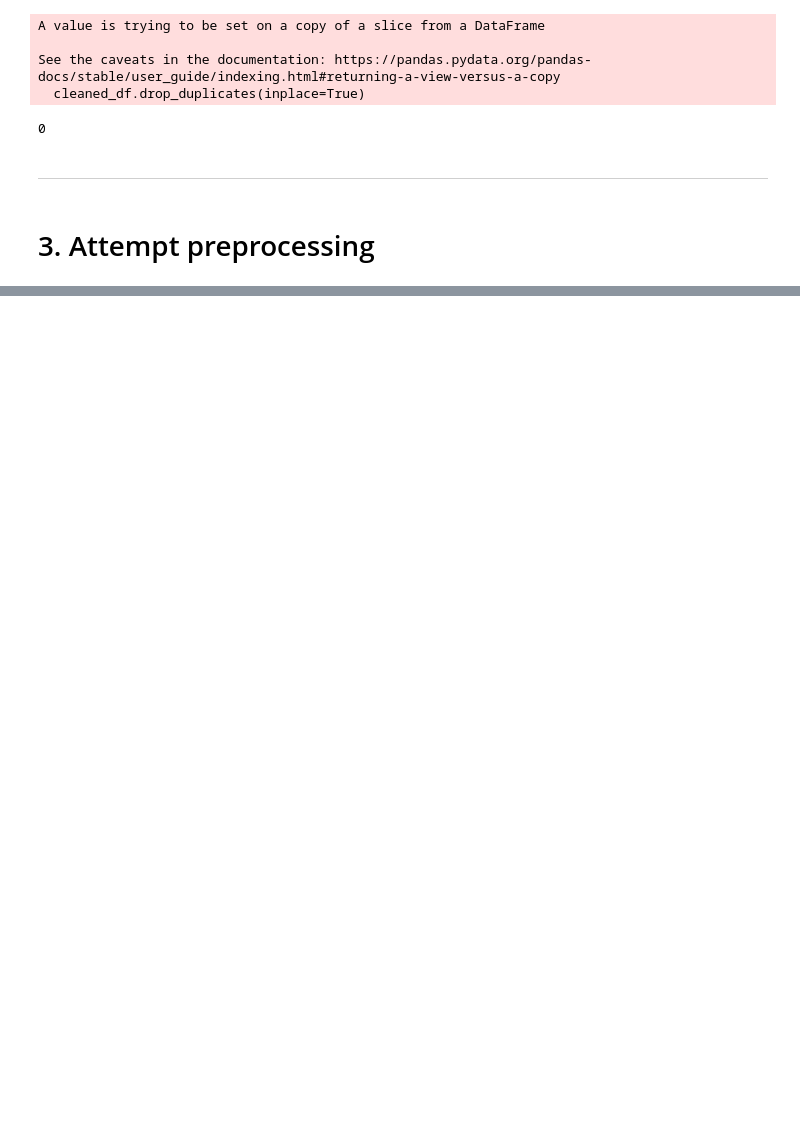
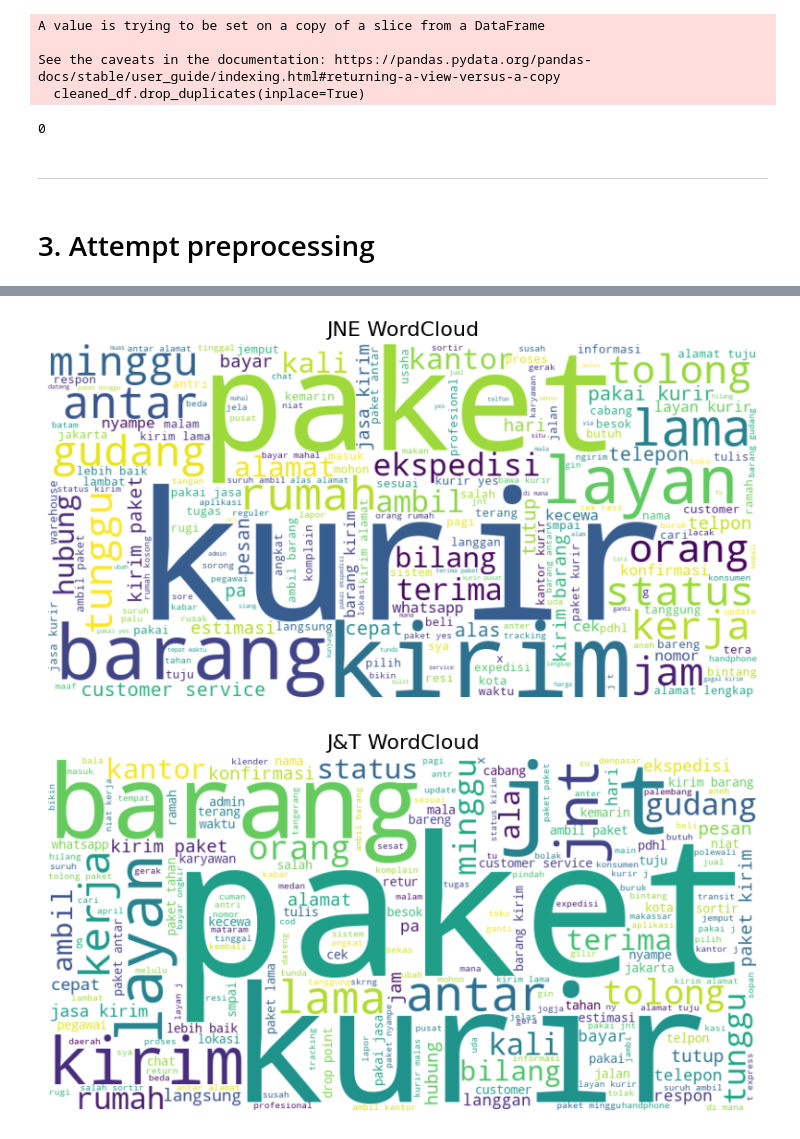
Before and after one commit to Radenaz/sandbox_textprepro, a Jupyter notebook: text_prepro_test.ipynb, the cells around one changed output, grey strips where cells are left out. Saved outputs shown, nothing was run; the diff lists cells and outputs as text; code cells hidden in the pictures; blank space fills up the shorter version.

```diff
--- a/text_prepro_test.ipynb
+++ b/text_prepro_test.ipynb
@@ -781,0 +831,5 @@ bersih_df.to_csv('prepro_cleaned_reviews.csv', index=False)
+# %%
+# Kalo mau per company, bagi tiga dulu: JNE, jnt, sicepat
+jne_df = jelek_eda_df[jelek_eda_df['company'].str.lower() == 'jne']
+jnt_df = jelek_eda_df[jelek_eda_df['company'].str.lower() == 'jnt']
+sicepat_df = jelek_eda_df[jelek_eda_df['company'].str.lower() == 'sicepat']
@@ -781,0 +897,8 @@ bersih_df.to_csv('prepro_cleaned_reviews.csv', index=False)
+# %%
+# Generate word clouds for each company
+generate_wordcloud(jne_df['processed_reviews'], 'JNE WordCloud')
+generate_wordcloud(jnt_df['processed_reviews'], 'J&T WordCloud')
+generate_wordcloud(sicepat_df['processed_reviews'], 'SiCepat WordCloud')
+# %% [output]
+[figure, added]
+[figure, added]
```
Also changed, not shown: parts of 34 cells of this notebook, 8 other files.
